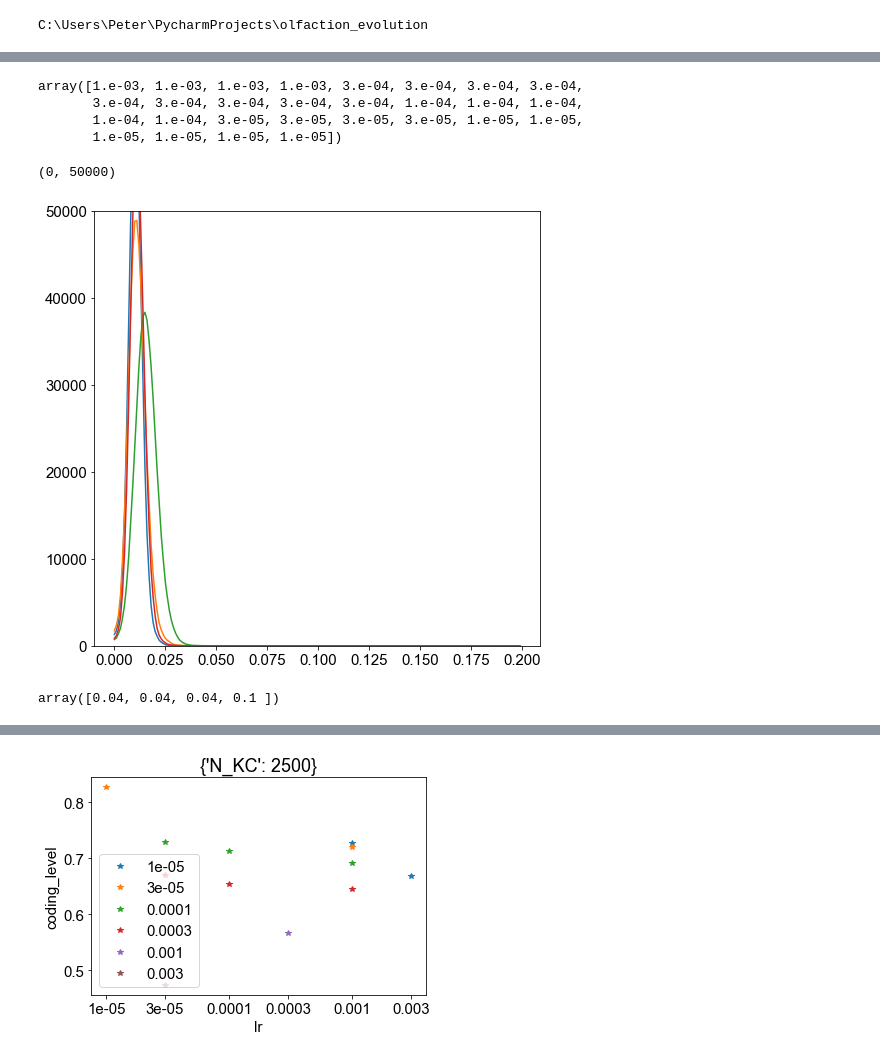
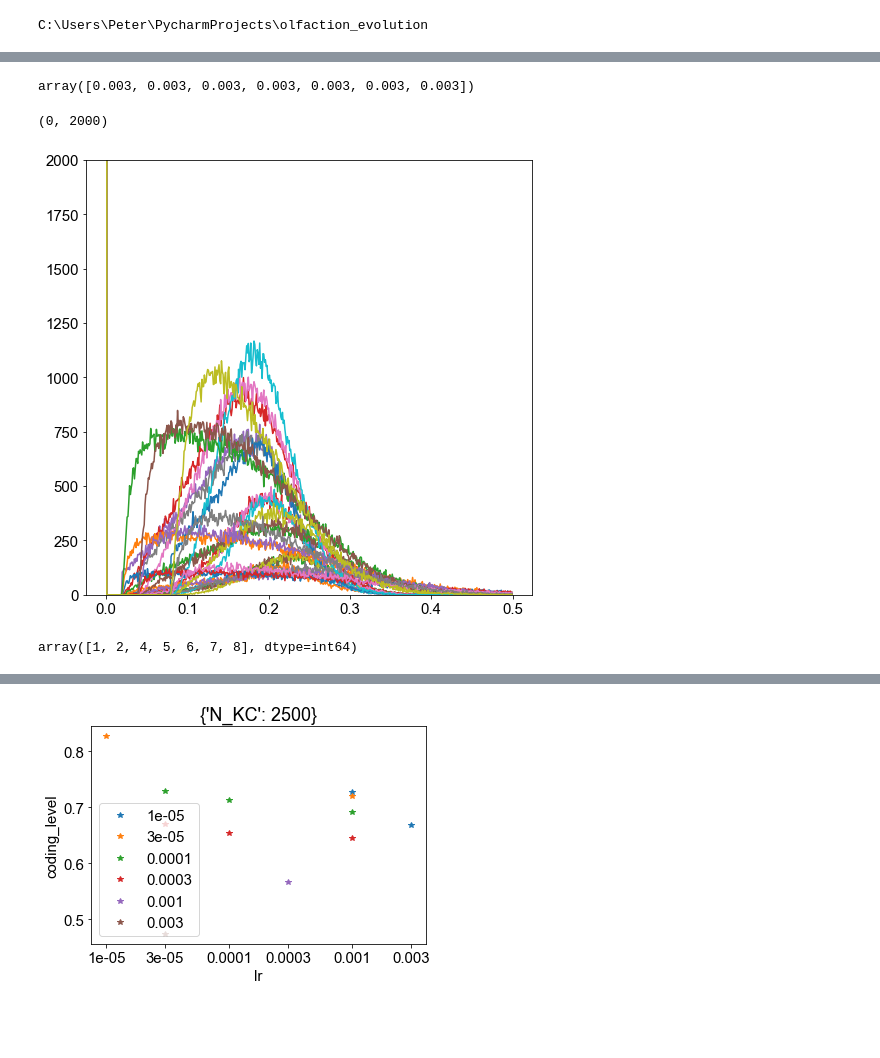
Before and after one commit to gyyang/olfaction_evolution, a Jupyter notebook: notebooks/analyze_K_big.ipynb, the cells around one changed output, grey strips where cells are left out. Drawn from its saved outputs; the diff is of its cells as text; code cells hidden in the pictures; blank space fills up the shorter version.

```diff
--- a/notebooks/analyze_K_big.ipynb
+++ b/notebooks/analyze_K_big.ipynb
@@ -55,10 +55,10 @@ plt.ylim([0, 10000])
 peak_inds = np.zeros_like(res['kc_prune_threshold']).astype(np.bool)
 for i, thres in enumerate(res['kc_prune_threshold']):
     x = np.where(res['lin_bins'][i,:-1] > res['kc_prune_threshold'][i])[0][0]
-    peak = np.argmax(res['lin_hist'][i, -1, x:])
-    if peak - x > 10:
+    peak = np.argmax(res['lin_hist'][i, -1, x-1:])
+    if peak > 10:
+        peak_inds[i] = True
+    else:
         peak_inds[i] = False
-    else:
-        peak_inds[i] = True
 peak_inds
 # %% [output]
@@ -83,20 +69,18 @@ array([ True,  True,  True,  True,  True,  True,  True,  True,  True,
 # %%
 res['lr'][np.invert(peak_inds)]
 # %% [output]
-array([1.e-03, 1.e-03, 1.e-03, 1.e-03, 3.e-04, 3.e-04, 3.e-04, 3.e-04,
-       3.e-04, 3.e-04, 3.e-04, 3.e-04, 3.e-04, 1.e-04, 1.e-04, 1.e-04,
-       1.e-04, 1.e-04, 3.e-05, 3.e-05, 3.e-05, 3.e-05, 1.e-05, 1.e-05,
-       1.e-05, 1.e-05, 1.e-05, 1.e-05])
+array([0.003, 0.003, 0.003, 0.003, 0.003, 0.003, 0.003])
 # %%
 plt.figure(figsize=(8,8))
-plt.plot(res['lin_bins'][0,:200],res['lin_hist'][21:25,-1,:200].T)
-plt.ylim([0, 50000])
+plt.plot(res['lin_bins'][0,:500],res['lin_hist'][peak_inds,-1,:500].T)
+plt.ylim([0, 2000])
 # %% [output]
-(0, 50000)
+(0, 2000)
-[figure, old version]
+[figure, new version]
-# %%
-res['kc_prune_threshold'][21:25]
-# %% [output]
-array([0.04, 0.04, 0.04, 0.1 ])
+# %%
+ind = np.where(np.invert(peak_inds))[0]
+ind
+# %% [output]
+array([1, 2, 4, 5, 6, 7, 8], dtype=int64)
 # %%
 plt.figure(figsize=(8,8))
```
Also changed, not shown: parts of 12 cells of this notebook, 4 other files.
